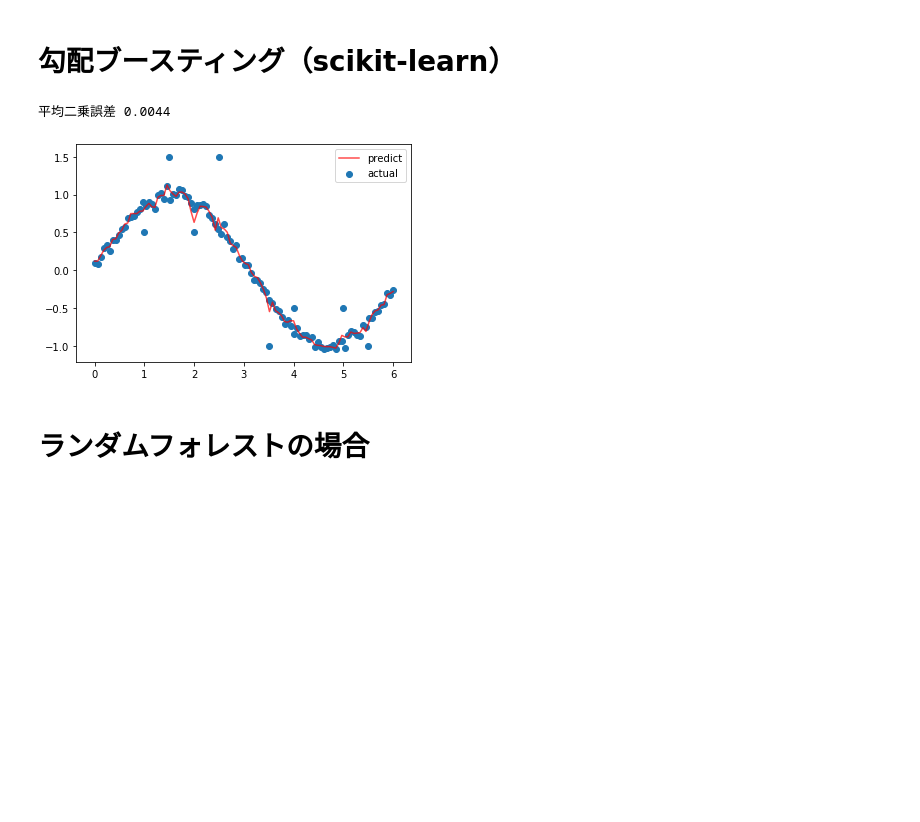
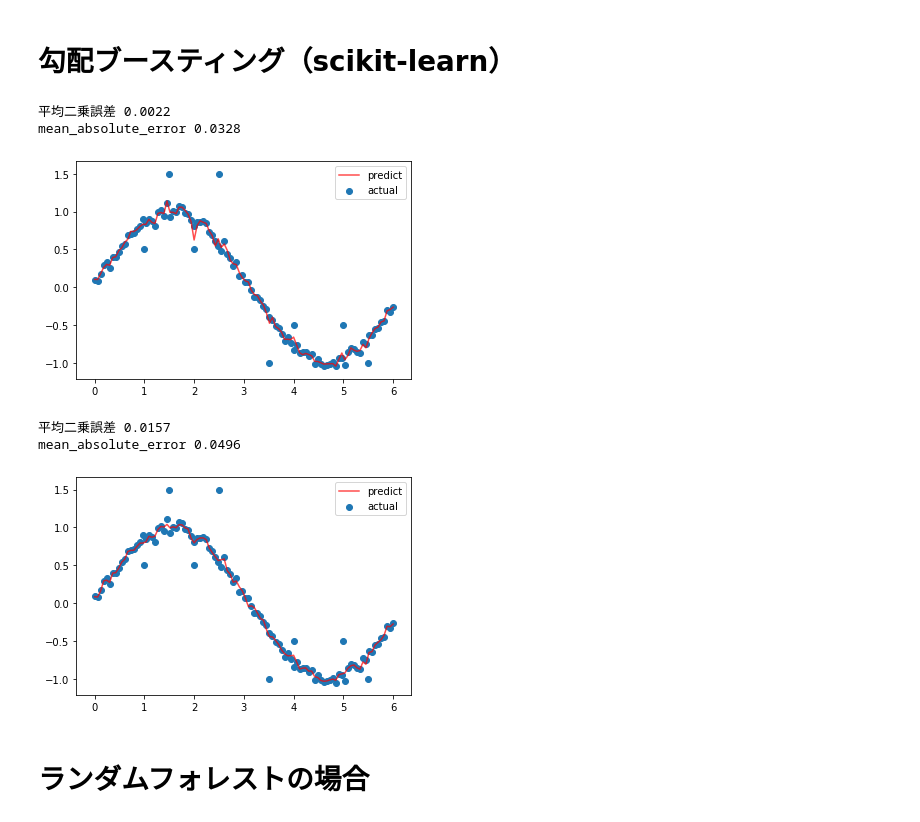
Before and after one commit to Kazuya-Minakuchi/qiita, a Jupyter notebook: GradientTreeBoosting_sample.ipynb, the cells around one changed output. Saved outputs shown, nothing was run; the diff lists cells and outputs as text; code cells hidden in the pictures; blank space fills up the shorter version.

```diff
--- a/GradientTreeBoosting_sample.ipynb
+++ b/GradientTreeBoosting_sample.ipynb
@@ -125,14 +212,42 @@ y_pred = model.predict(X.reshape(-1, 1))
 y_grid = model.predict(x_grid.reshape(-1, 1))
 
 print("平均二乗誤差", round(mse(y, y_pred), 4))
+print("mean_absolute_error", round(mae(y, y_pred), 4))
+
 fig, ax = plt.subplots(1, 1)
 ax.plot(x_grid, y_grid, color="red", alpha=0.7, label="predict")
 ax.scatter(X, y, label="actual")
 ax.legend()
 plt.show()
 # %% [output]
-平均二乗誤差 0.0044
+平均二乗誤差 0.0022
+mean_absolute_error 0.0328
-[figure, old version]
+[figure, new version]
+# %%
+model = GradientBoostingRegressor(
+    loss='lad',
+    learning_rate=learn_r,
+    n_estimators=n,
+    subsample=sample_r,
+    random_state=0
+)
+model.fit(X.reshape(-1, 1), y)
+
+y_pred = model.predict(X.reshape(-1, 1))
+y_grid = model.predict(x_grid.reshape(-1, 1))
+
+print("平均二乗誤差", round(mse(y, y_pred), 4))
+print("mean_absolute_error", round(mae(y, y_pred), 4))
+
+fig, ax = plt.subplots(1, 1)
+ax.plot(x_grid, y_grid, color="red", alpha=0.7, label="predict")
+ax.scatter(X, y, label="actual")
+ax.legend()
+plt.show()
+# %% [output]
+平均二乗誤差 0.0157
+mean_absolute_error 0.0496
+[figure, added]
 # %% [markdown]
 # ランダムフォレストの場合
 # %%
```
Also changed, not shown: parts of 11 cells of this notebook.
